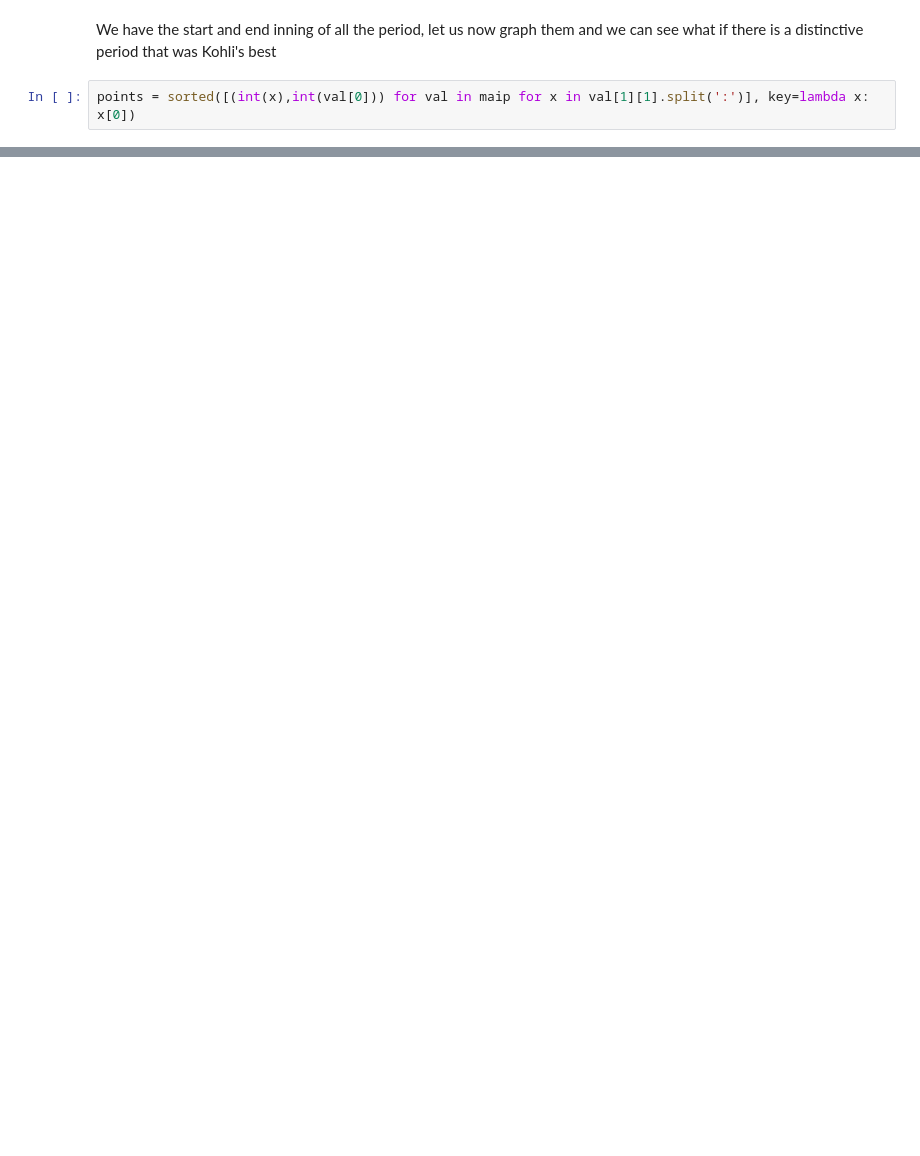
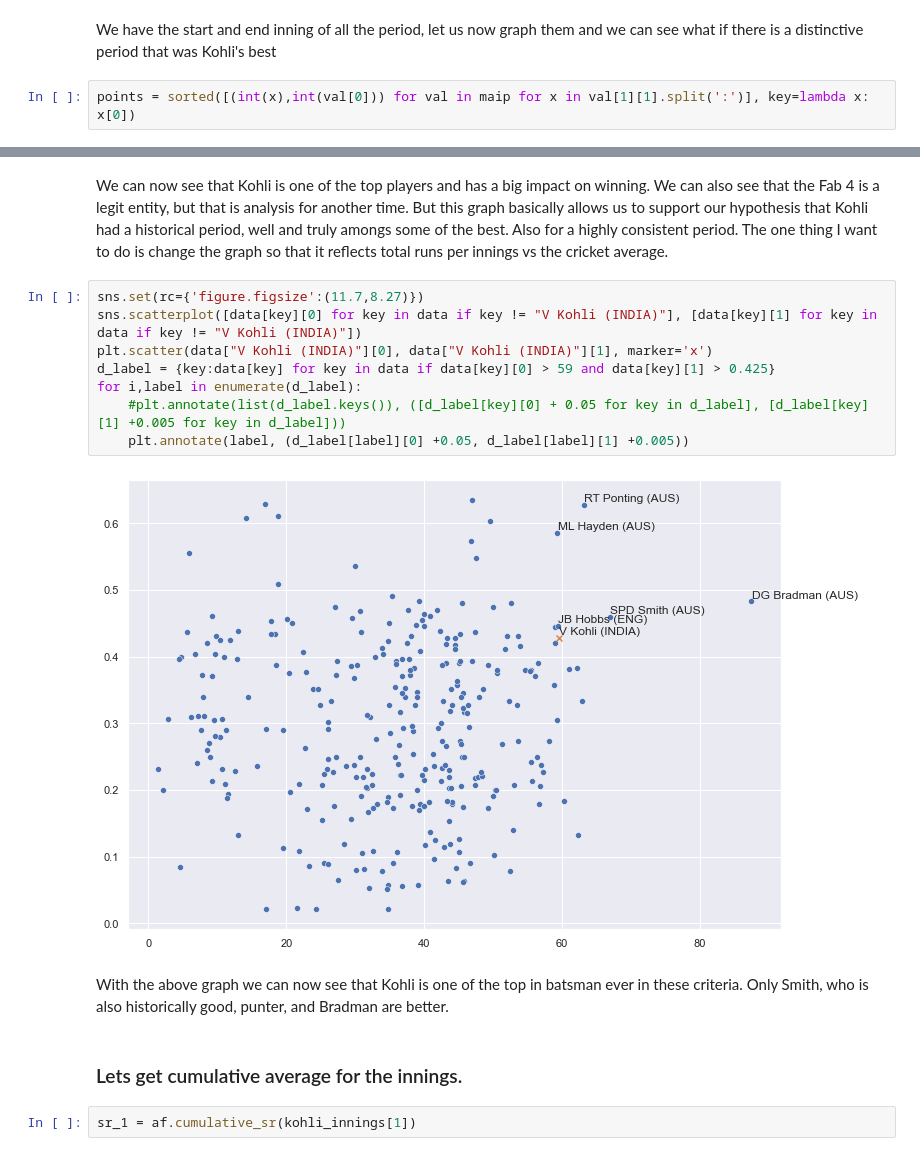
Before and after one commit to abhiramjoshi/cricket_analytics, a Jupyter notebook: codebase/Kohli/kohli_analysis.ipynb, the cells around one changed output, grey strips where cells are left out. Saved outputs shown, nothing was run; the diff lists cells and outputs as text; blank space fills up the shorter version.

```diff
--- a/codebase/Kohli/kohli_analysis.ipynb
+++ b/codebase/Kohli/kohli_analysis.ipynb
@@ -891,0 +1051,18 @@ all_totals[125]
+# %% [markdown]
+We can now see that Kohli is one of the top players and has a big impact on winning. We can also see that the Fab 4 is a legit entity, but that is analysis for another time. But this graph basically allows us to support our hypothesis that Kohli had a historical period, well and truly amongs some of the best. Also for a highly consistent period. The one thing I want to do is change the graph so that it reflects total runs per innings vs the cricket average.
+# %%
+sns.set(rc={'figure.figsize':(11.7,8.27)})
+sns.scatterplot([data[key][0] for key in data if key != "V Kohli (INDIA)"], [data[key][1] for key in data if key != "V Kohli (INDIA)"])
+plt.scatter(data["V Kohli (INDIA)"][0], data["V Kohli (INDIA)"][1], marker='x')
+d_label = {key:data[key] for key in data if data[key][0] > 59 and data[key][1] > 0.425}
+for i,label in enumerate(d_label):
+    #plt.annotate(list(d_label.keys()), ([d_label[key][0] + 0.05 for key in d_label], [d_label[key][1] +0.005 for key in d_label]))
+    plt.annotate(label, (d_label[label][0] +0.05, d_label[label][1] +0.005))
+# %% [output]
+[figure, added]
+# %% [markdown]
+With the above graph we can now see that  Kohli is one of the top in batsman ever in these criteria. Only Smith, who is also historically good, punter, and Bradman are better.
+# %% [markdown]
+### Lets get cumulative average for the innings.
+# %%
+sr_1 = af.cumulative_sr(kohli_innings[1])
```
Also changed, not shown: parts of 135 cells of this notebook, 2 other files.
